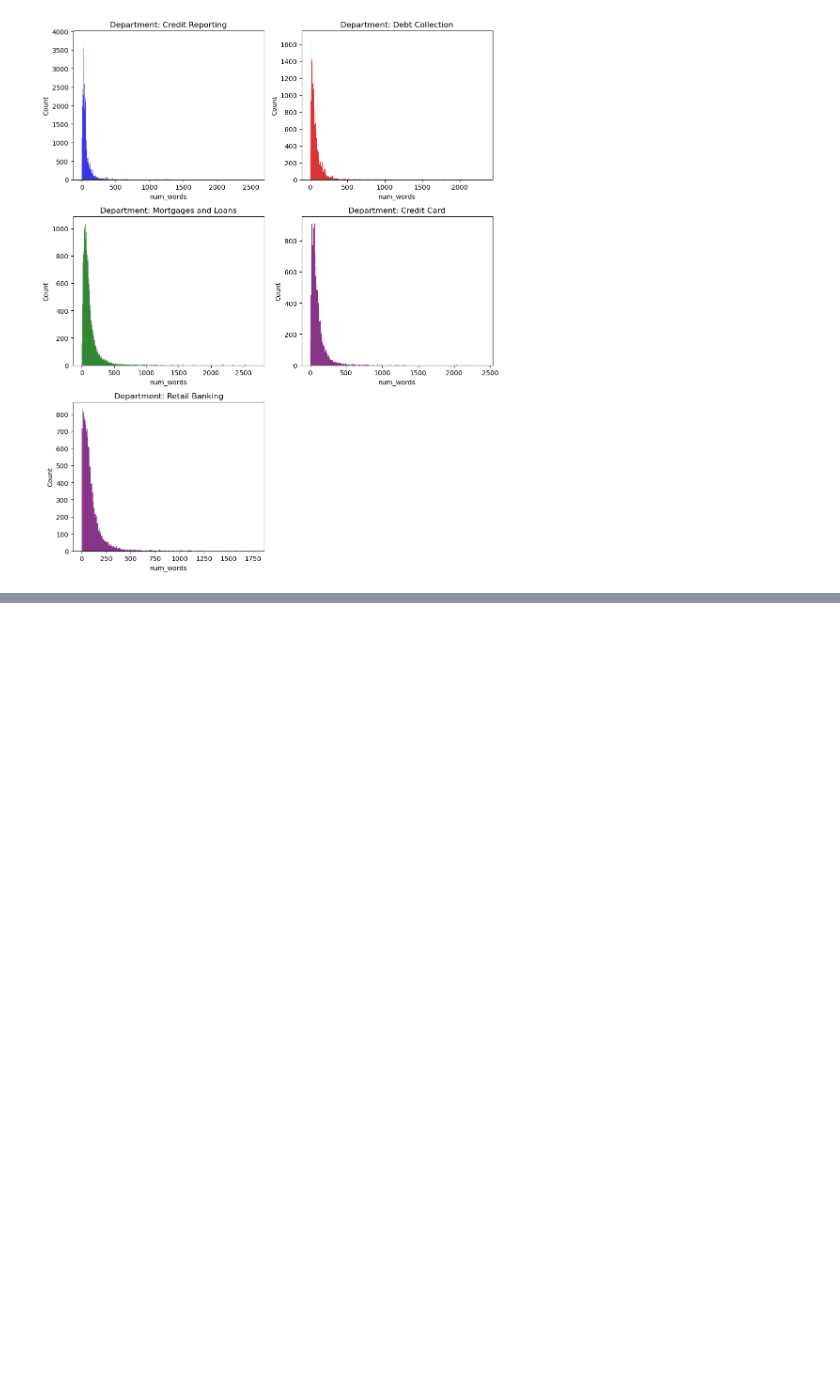
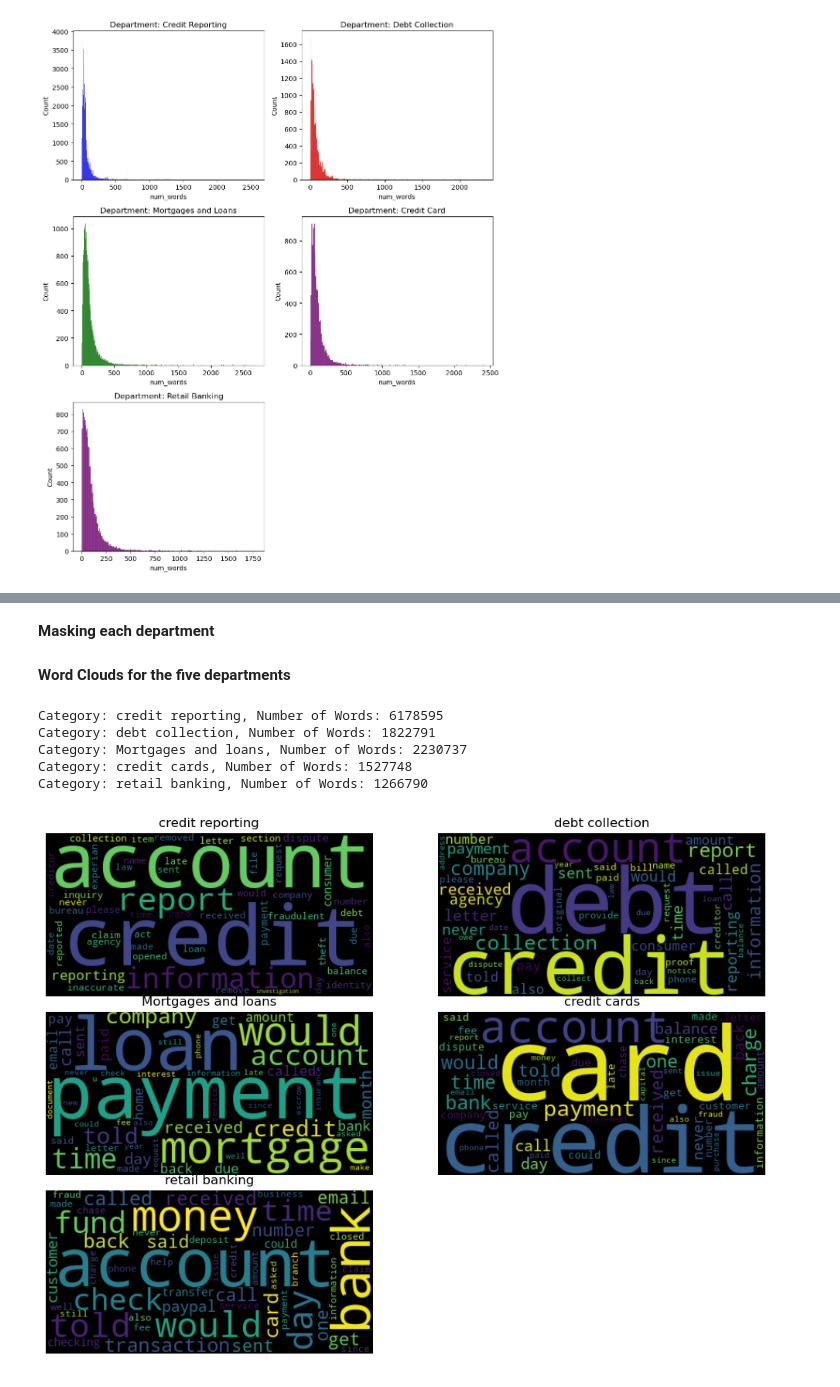
Before and after one commit to Tshifhumulo10/Consumer_Complaints_NLP, a Jupyter notebook: Consumer Complaints.ipynb, the cells around one changed output, grey strips where cells are left out. Saved outputs shown, nothing was run; the diff lists cells and outputs as text; code cells hidden in the pictures; blank space fills up the shorter version.

Commit message:
Word cloud

```diff
--- a/Consumer Complaints.ipynb
+++ b/Consumer Complaints.ipynb
@@ -118,0 +189,52 @@ plt.show()
+# %% [markdown]
+**Masking each department**
+# %%
+#Credit Reporting
+credit = df.loc[df['product'] == 'credit_reporting', 'updated_message']
+#Debt Collection
+debt = df.loc[df['product'] == 'debt_collection', 'updated_message']
+#Mortgages and loans
+mortgages = df.loc[df['product'] == 'mortgages_and_loans', 'updated_message']
+#Credit cards
+cards = df.loc[df['product'] == 'credit_card', 'updated_message']
+#Retail banking
+retail = df.loc[df['product'] == 'retail_banking', 'updated_message']
+# %% [markdown]
+**Word Clouds for the five departments**
+# %%
+# Define the categories and their respective texts
+categories = ['credit reporting', 'debt collection', 'Mortgages and loans', 'credit cards', 'retail banking']
+texts = [credit, debt, mortgages, cards, retail]
+
+# Create subplots
+fig, axs = plt.subplots(3, 2, figsize=(12, 9))
+fig.subplots_adjust(hspace=0)  # Adjusting the hspace parameter to remove vertical spacing
+
+# Generate word clouds for each category and plot them
+for i, ax in enumerate(axs.flat):
+    if i < len(categories):  # Ensure we only use the first five categories
+        # Calculating word distribution
+        text = ' '.join(texts[i])
+        words = text.split()
+        print(f"Category: {categories[i]}, Number of Words: {len(words)}")  # Add this line to check the number of words
+
+        # Generating word cloud
+        wordcloud = WordCloud(max_words=50)
+        wordcloud.generate_from_frequencies(Counter(words))
+
+        # Ploting  the word cloud
+        ax.imshow(wordcloud, interpolation='bilinear')
+        ax.axis('off')
+        ax.set_title(categories[i])
+    else:
+        ax.axis('off')
+
+# Showing the subplots
+plt.show()
+# %% [output]
+Category: credit reporting, Number of Words: 6178595
+Category: debt collection, Number of Words: 1822791
+Category: Mortgages and loans, Number of Words: 2230737
+Category: credit cards, Number of Words: 1527748
+Category: retail banking, Number of Words: 1266790
+[figure, added]
```
Also changed, not shown: parts of 6 cells of this notebook.
